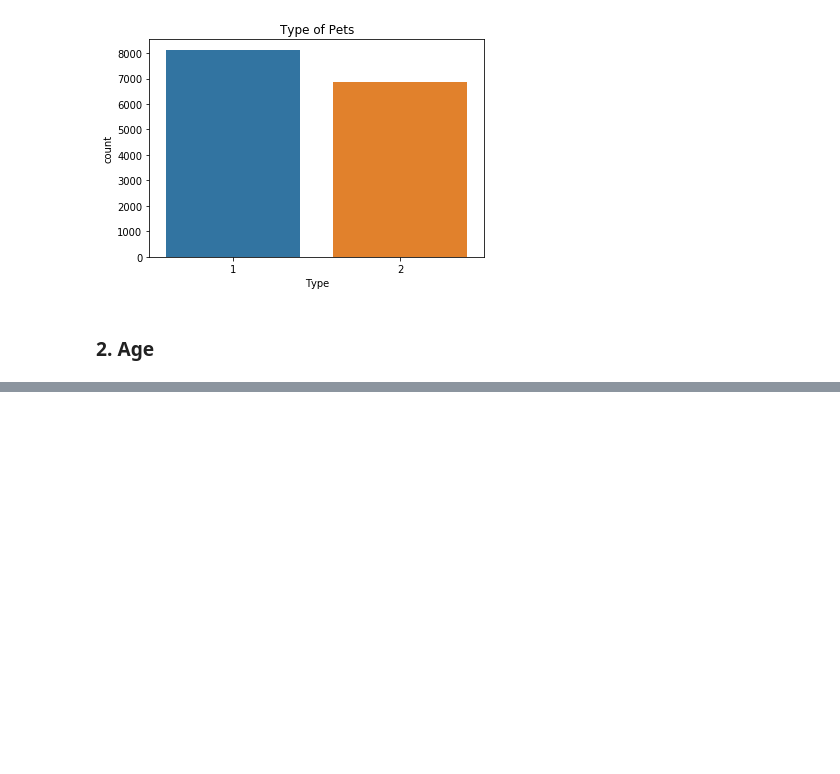
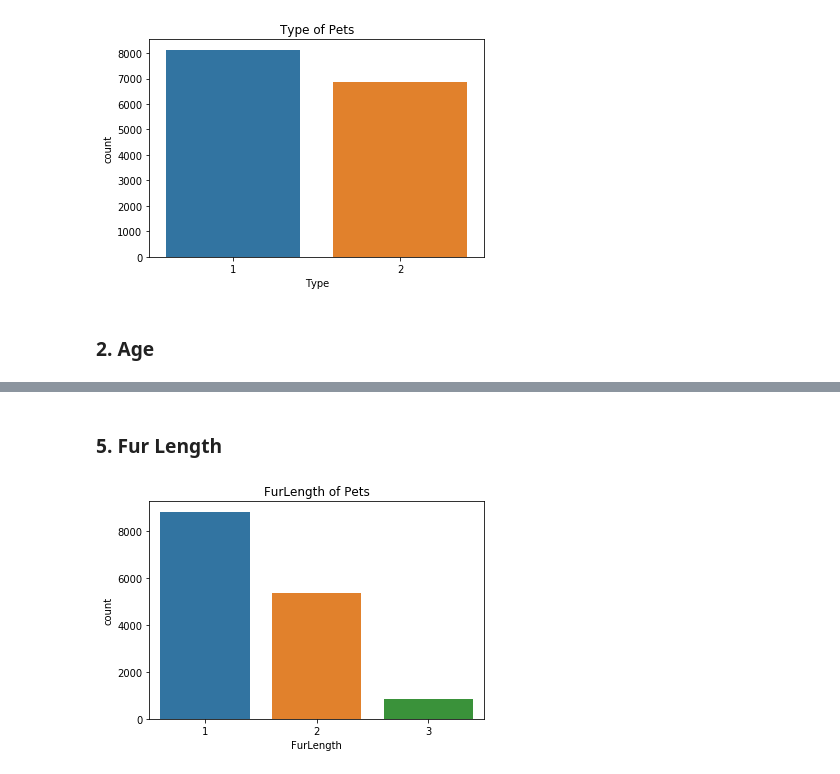
Before and after one commit to kagglebraker/PetAdoptionPrediction, a Jupyter notebook: EDA.ipynb, the cells around one changed output, grey strips where cells are left out. Cells and saved outputs as stored; diff of their text form; code cells hidden in the pictures; blank space fills up the shorter version.

```diff
--- a/EDA.ipynb
+++ b/EDA.ipynb
@@ -62,0 +87,8 @@ plt.show()
+# %% [markdown]
+### 5. Fur Length
+# %%
+sns.countplot(x="FurLength", data=pet_data)
+plt.title("FurLength of Pets")
+plt.show()
+# %% [output]
+[figure, added]
```
Also changed, not shown: parts of 18 cells of this notebook.
